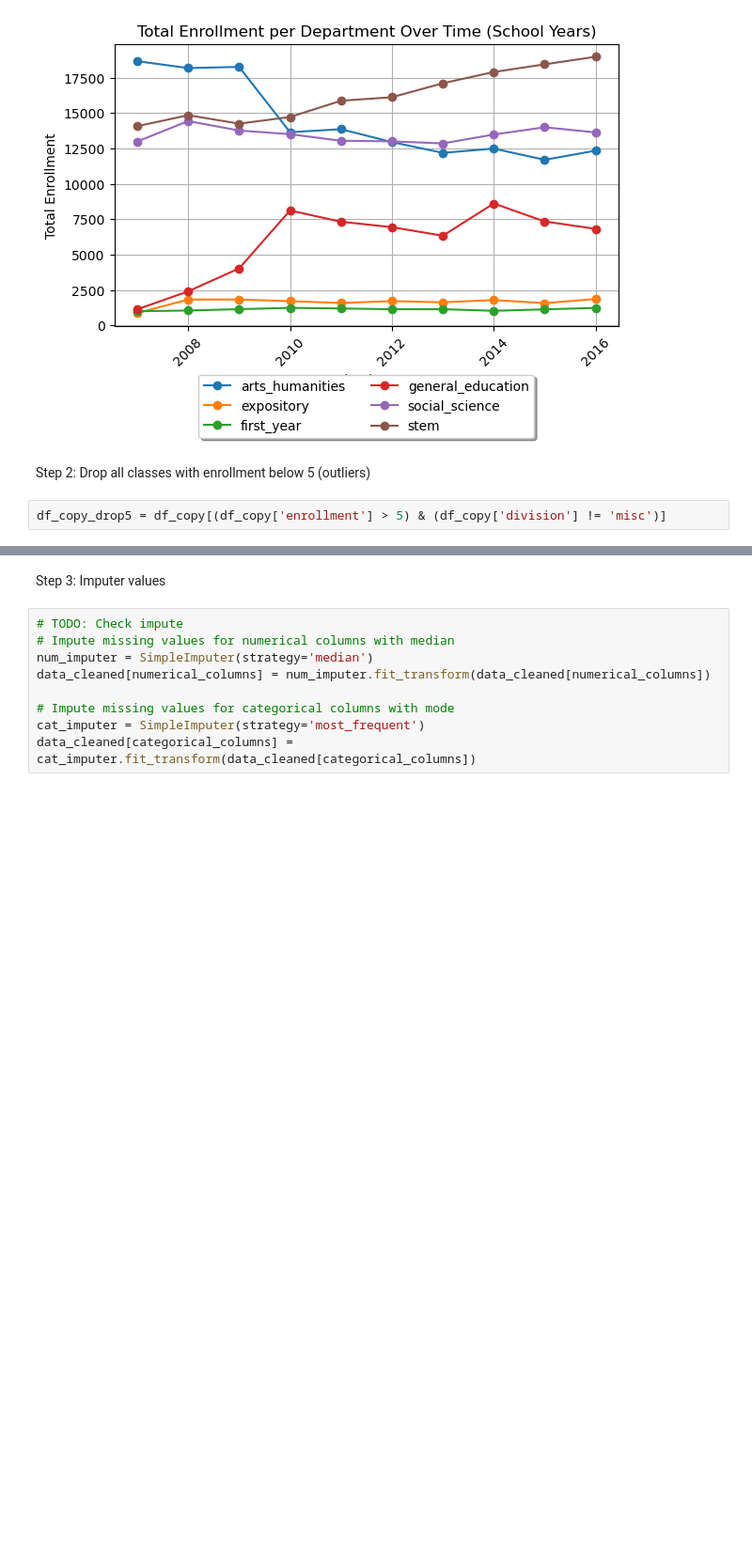
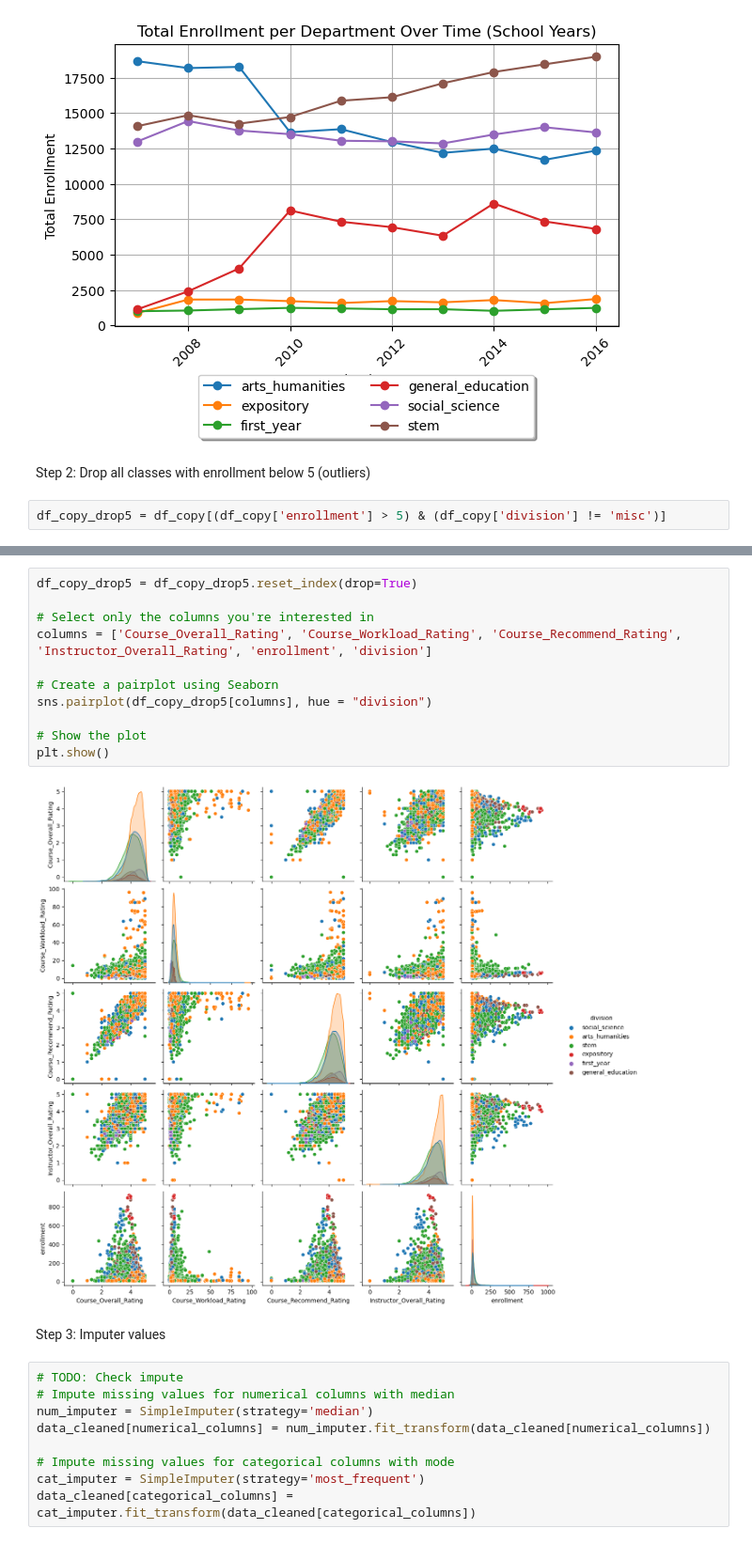
Before and after one commit to MattHAndrews/cs109a_final_project, a Jupyter notebook: Project.ipynb, the cells around one changed output, grey strips where cells are left out. Shown at 94% size. Cells and saved outputs as stored; diff of their text form; blank space fills up the shorter version.

```diff
--- a/Project.ipynb
+++ b/Project.ipynb
@@ -508,3 +528,16 @@ plt.show()
+# %%
+df_copy_drop5 = df_copy_drop5.reset_index(drop=True)
+
+# Select only the columns you're interested in
+columns = ['Course_Overall_Rating', 'Course_Workload_Rating', 'Course_Recommend_Rating', 'Instructor_Overall_Rating', 'enrollment', 'division']
+
+# Create a pairplot using Seaborn
+sns.pairplot(df_copy_drop5[columns], hue = "division")
+
+# Show the plot
+plt.show()
+# %% [output]
+[figure, added]
 # %% [markdown]
 Step 3: Imputer values
 # %%
```
Also changed, not shown: parts of 7 cells of this notebook.
